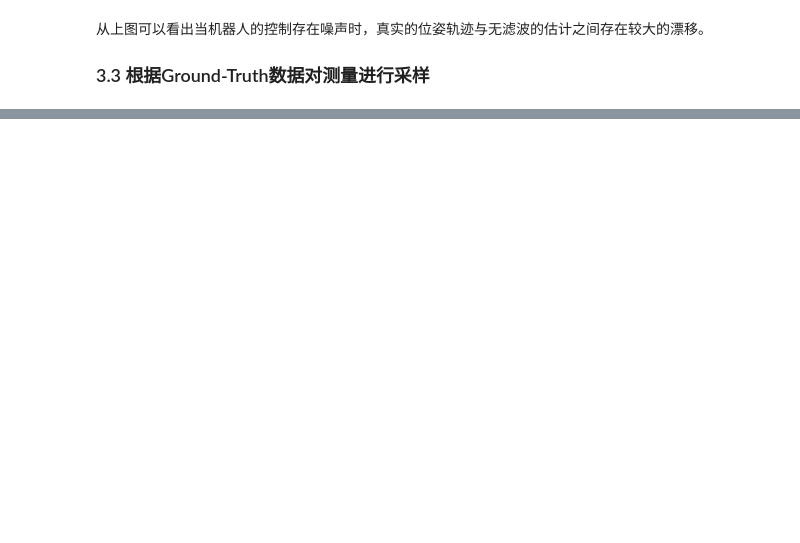
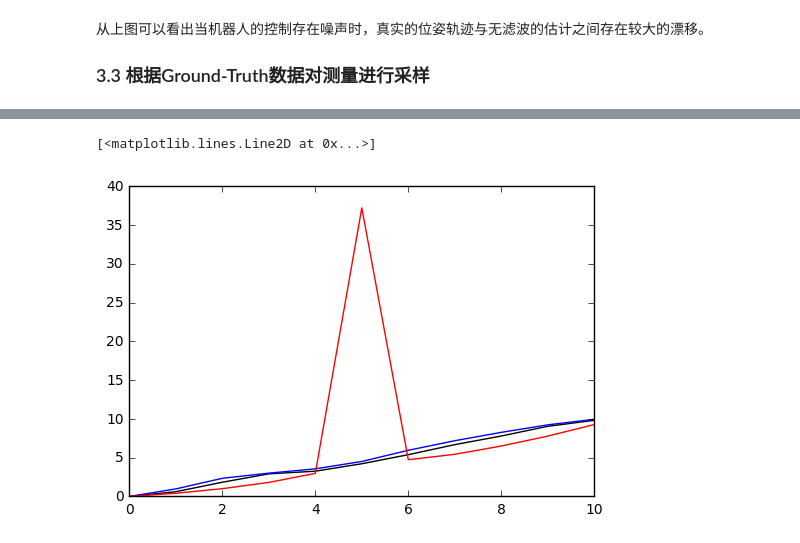
Before and after one commit to liuii/ProbRobotics, a Jupyter notebook: notebooks/01GaussianFileters/ExtendedKalmanFilter.ipynb, the cells around one changed output, grey strips where cells are left out. Cells and saved outputs as stored; diff of their text form; code cells hidden in the pictures; blank space fills up the shorter version.

```diff
--- a/notebooks/01GaussianFileters/ExtendedKalmanFilter.ipynb
+++ b/notebooks/01GaussianFileters/ExtendedKalmanFilter.ipynb
@@ -277,0 +343,18 @@ print(Z)
+# %%
+distance_ground_truth = []
+distance_no_filter = []
+distance_extended_kalman_filter = []
+
+for gt, nf, ekf in zip(X_ground_truth, X_no_filter, X_ekf):
+    distance_ground_truth.append(np.sqrt(gt[0]**2 + gt[1] ** 2))
+    distance_no_filter.append(np.sqrt(nf[0]**2 + nf[1]**2))
+    distance_extended_kalman_filter.append(np.sqrt(ekf[0]**2 + ekf[1]**2))
+
+x = [i for i in range(11)]
+fig, ax = plt.subplots()
+ax.plot(x, distance_ground_truth, c='k')
+ax.plot(x, distance_no_filter, c='b')
+ax.plot(x, distance_extended_kalman_filter, c='r')
+# %% [output]
+[<matplotlib.lines.Line2D at 0x...>]
+[figure, added]
```
Also changed, not shown: parts of 9 cells of this notebook.
